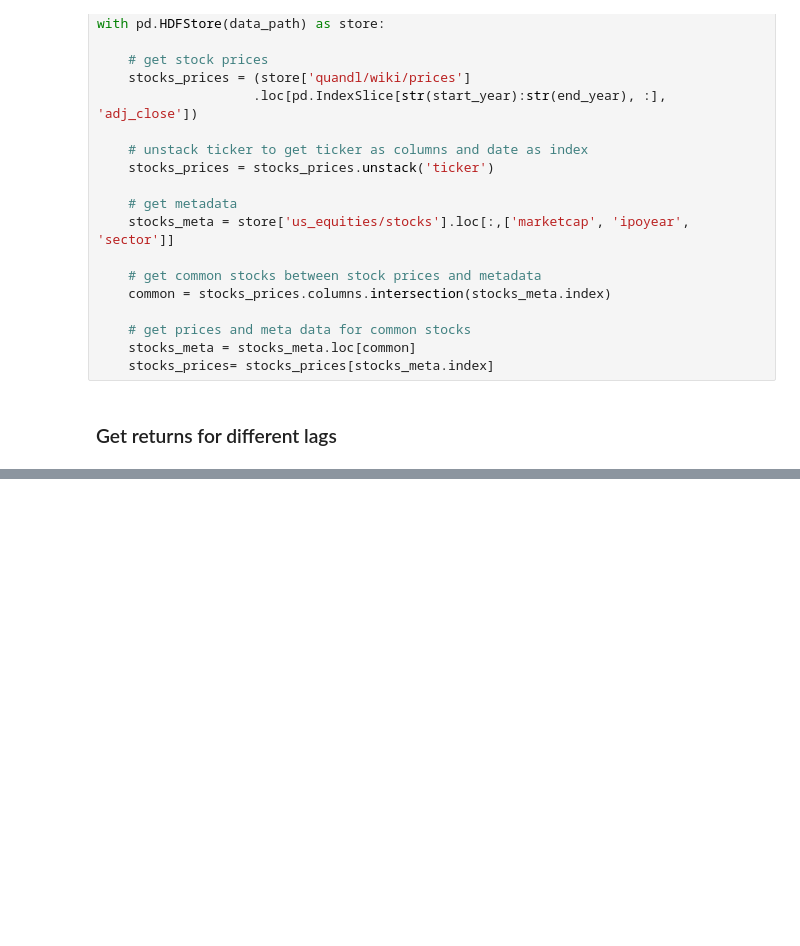
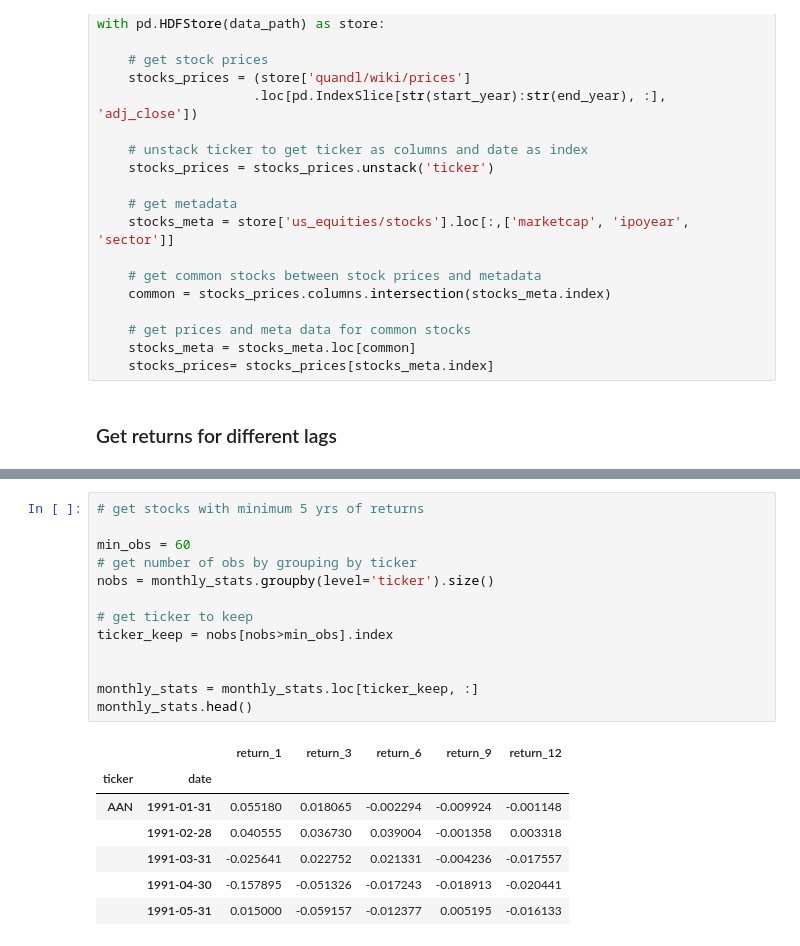
Before and after one commit to ansingh16/ML_trading, a Jupyter notebook: Feature_Engineering.ipynb, the cells around one changed output, grey strips where cells are left out. Cells and saved outputs as stored; diff of their text form; blank space fills up the shorter version.

```diff
--- a/Feature_Engineering.ipynb
+++ b/Feature_Engineering.ipynb
@@ -63,0 +81,21 @@ assert stocks_prices.shape[1] == stocks_meta.shape[0]
+# %%
+# get stocks with minimum 5 yrs of returns
+
+min_obs = 60
+# get number of obs by grouping by ticker
+nobs = monthly_stats.groupby(level='ticker').size()
+
+# get ticker to keep
+ticker_keep = nobs[nobs>min_obs].index
+
+
+monthly_stats = monthly_stats.loc[ticker_keep, :]
+monthly_stats.head()
+# %% [output]
+|  |  | return_1 | return_3 | return_6 | return_9 | return_12 |
+| ticker | date |  |  |  |  |  |
+| AAN | 1991-01-31 | 0.055180 | 0.018065 | -0.002294 | -0.009924 | -0.001148 |
+|  | 1991-02-28 | 0.040555 | 0.036730 | 0.039004 | -0.001358 | 0.003318 |
+|  | 1991-03-31 | -0.025641 | 0.022752 | 0.021331 | -0.004236 | -0.017557 |
+|  | 1991-04-30 | -0.157895 | -0.051326 | -0.017243 | -0.018913 | -0.020441 |
+|  | 1991-05-31 | 0.015000 | -0.059157 | -0.012377 | 0.005195 | -0.016133 |
```
Also changed, not shown: parts of 10 cells of this notebook.
